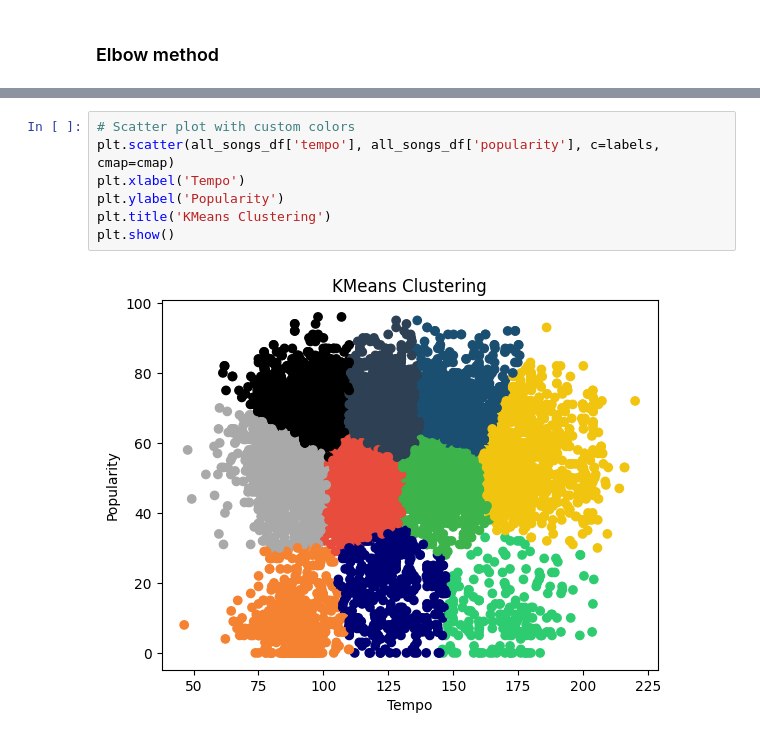
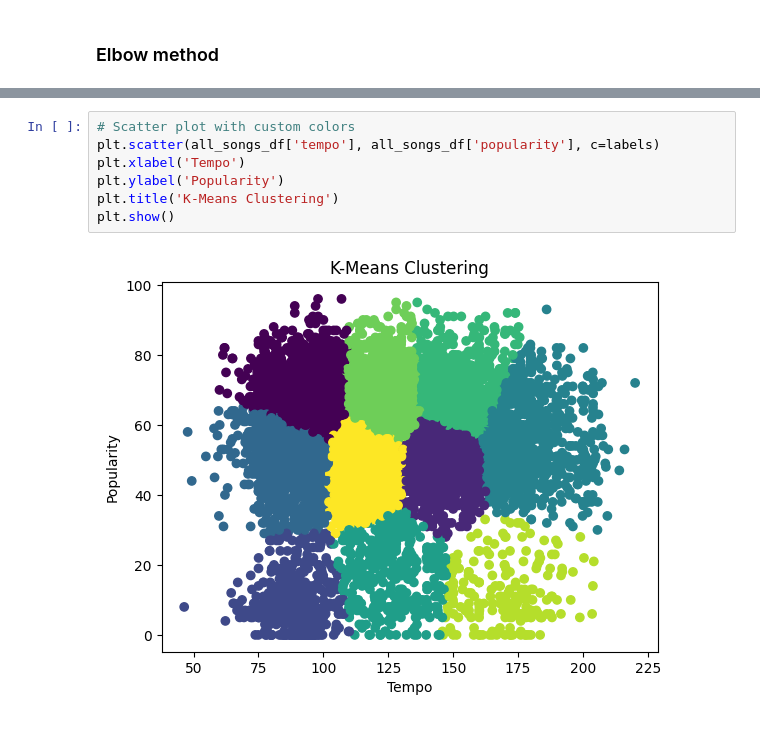
Before and after one commit to GuntherChung/INST414-A4, a Jupyter notebook: Assignment_4_Work.ipynb, the cells around one changed output, grey strips where cells are left out. Drawn from its saved outputs; the diff is of its cells as text.

```diff
--- a/Assignment_4_Work.ipynb
+++ b/Assignment_4_Work.ipynb
@@ -248,12 +246,12 @@ plt.show()
 # %%
 # Scatter plot with custom colors
-plt.scatter(all_songs_df['tempo'], all_songs_df['popularity'], c=labels, cmap=cmap)
+plt.scatter(all_songs_df['tempo'], all_songs_df['popularity'], c=labels)
 plt.xlabel('Tempo')
 plt.ylabel('Popularity')
-plt.title('KMeans Clustering')
+plt.title('K-Means Clustering')
 plt.show()
 # %% [output]
-[figure, old version]
+[figure, new version]
 # %%
 # Heatmap with a 2d histogram
 plt.hist2d(all_songs_df['tempo'], all_songs_df['popularity'], bins=50, cmap='viridis')
```
Also changed, not shown: parts of 23 cells of this notebook, 6 other files.
